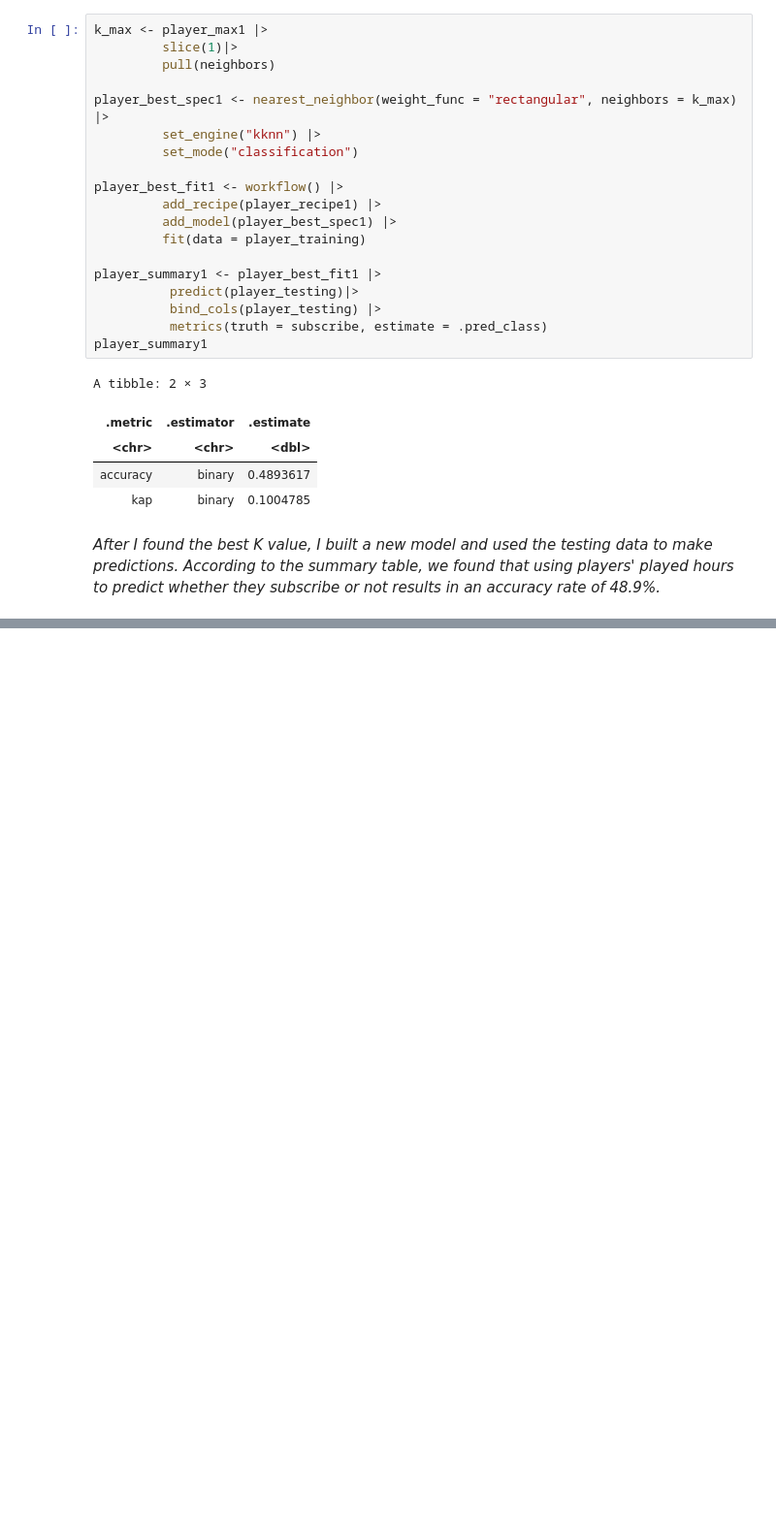
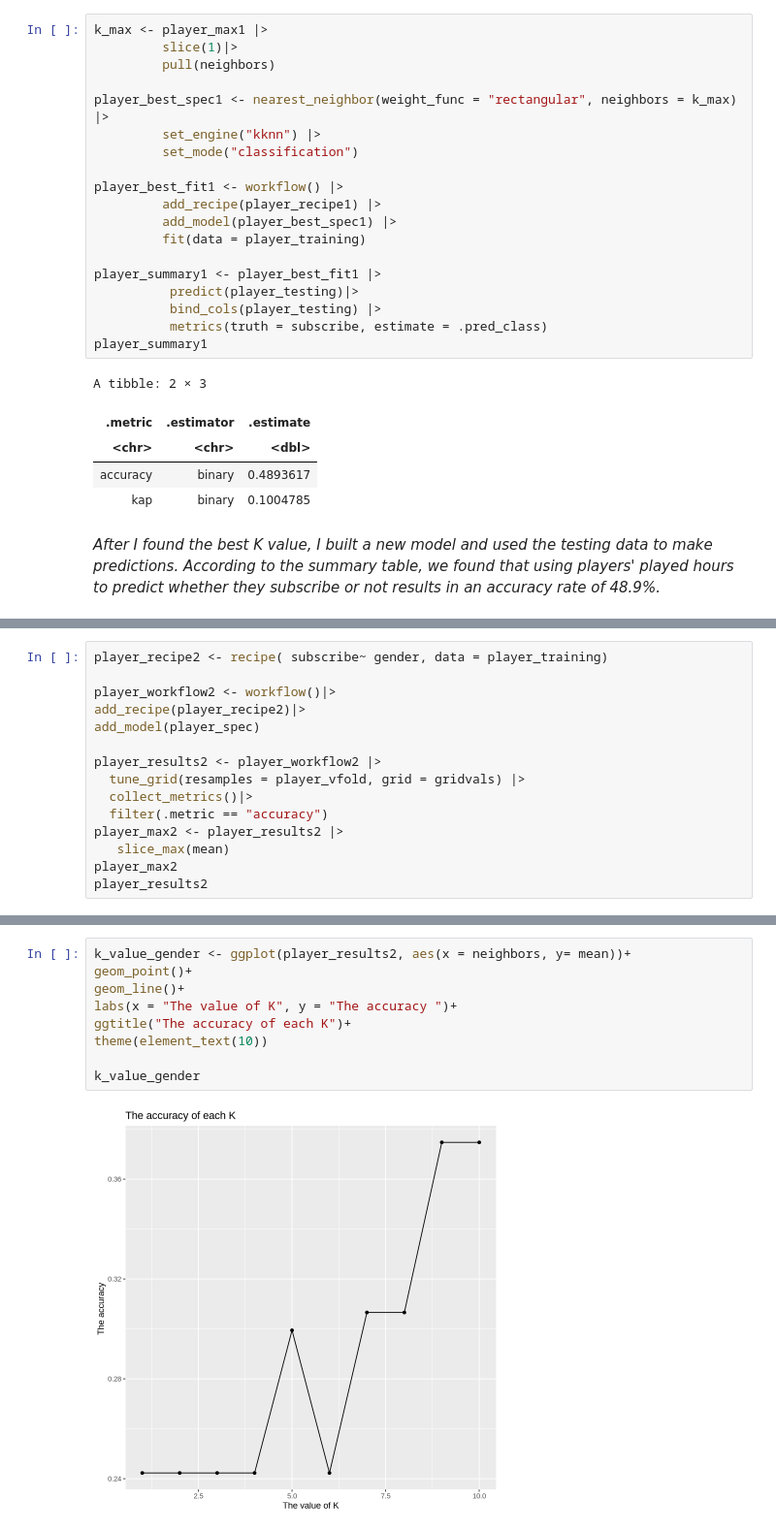
Before and after one commit to SubrinaLi/DSCI-100-sec003, a Jupyter notebook: Subrina LI Project.ipynb, the cells around one changed output, grey strips where cells are left out. Shown at 97% size. Drawn from its saved outputs; the diff is of its cells as text; blank space fills up the shorter version.

Commit message:
part 2 of project
I wrote the part2 of this project: The relationship between the gender and subscribe.

```diff
--- a/Subrina LI Project.ipynb
+++ b/Subrina LI Project.ipynb
@@ -200,0 +205,15 @@ A tibble: 2 × 3
+# %%
+player_recipe2 <- recipe( subscribe~ gender, data = player_training)
+
+player_workflow2 <- workflow()|>
+add_recipe(player_recipe2)|>
+add_model(player_spec)
+
+player_results2 <- player_workflow2 |>
+  tune_grid(resamples = player_vfold, grid = gridvals) |>
+  collect_metrics()|>
+  filter(.metric == "accuracy")
+player_max2 <- player_results2 |>
+   slice_max(mean)
+player_max2
+player_results2
@@ -200,0 +236,11 @@ A tibble: 2 × 3
+# %%
+k_value_gender <- ggplot(player_results2, aes(x = neighbors, y= mean))+
+geom_point()+
+geom_line()+
+labs(x = "The value of K", y = "The accuracy ")+
+ggtitle("The accuracy of each K")+
+theme(element_text(10))
+
+k_value_gender
+# %% [output]
+[figure, added]
```
Also changed, not shown: parts of 5 cells of this notebook.
